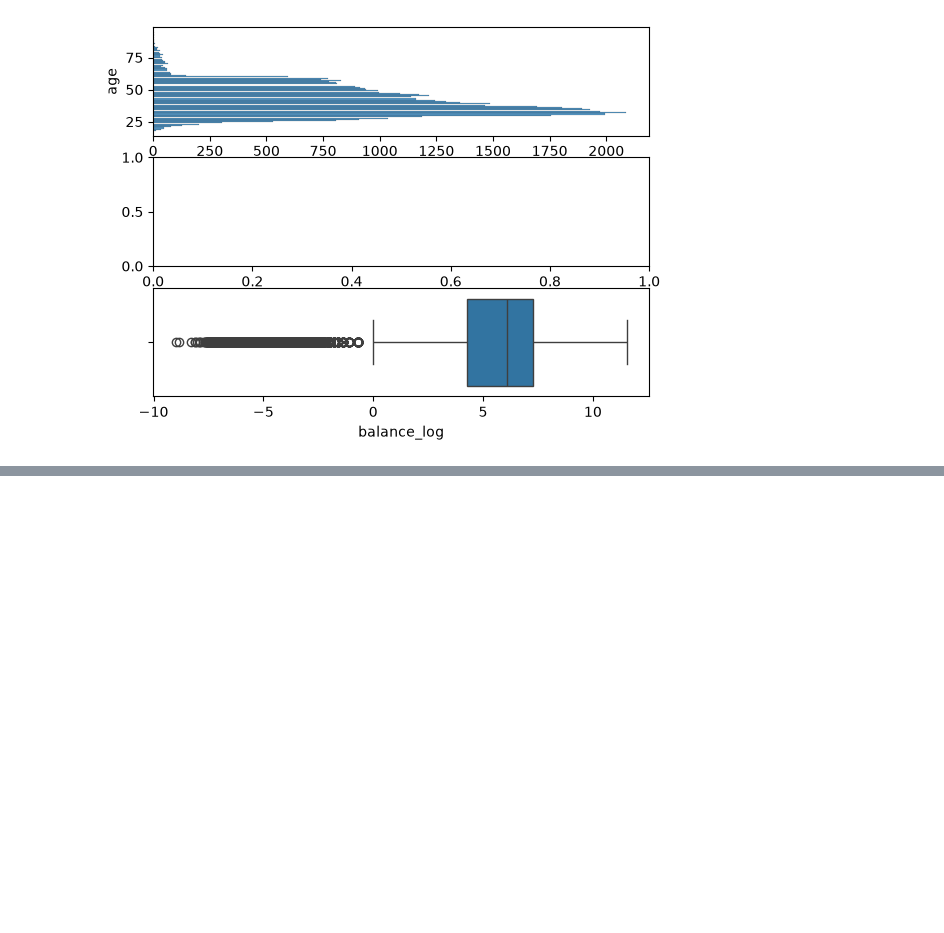
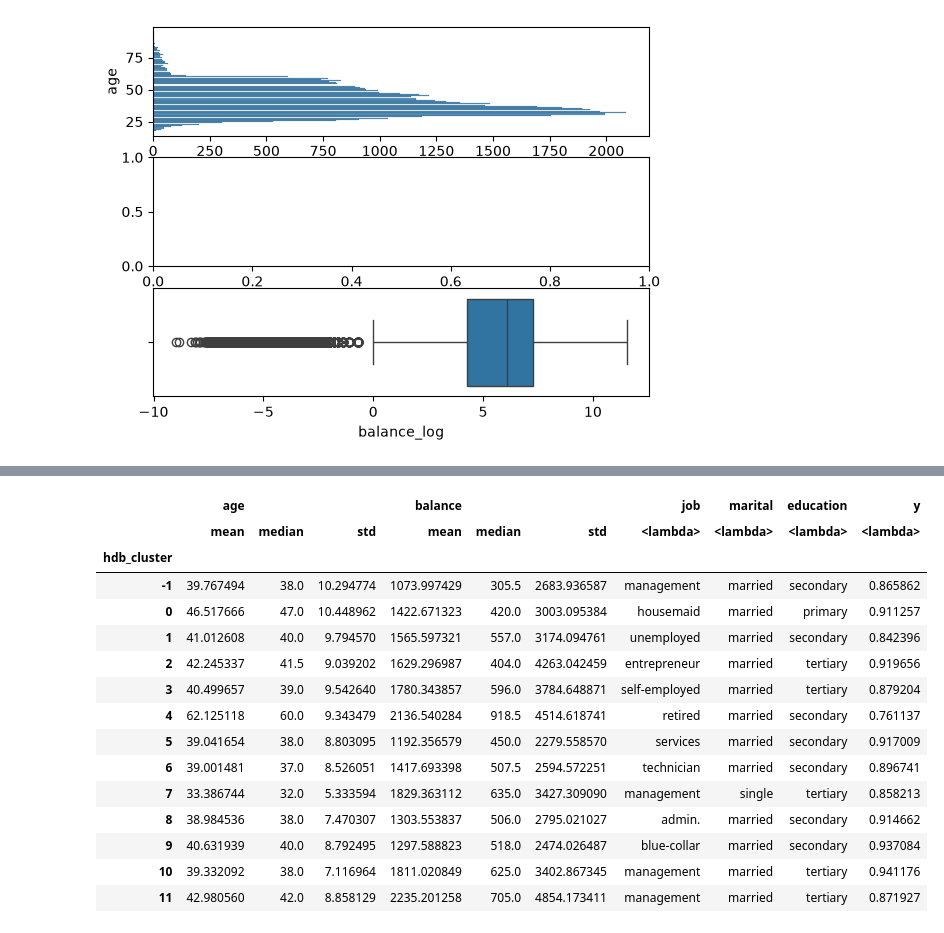
Before and after one commit to claireley/Final-Project, a Jupyter notebook: notebooks/Modeling-Bank.ipynb, the cells around one changed output, grey strips where cells are left out. Cells and saved outputs as stored; diff of their text form; code cells hidden in the pictures; blank space fills up the shorter version.

```diff
--- a/notebooks/Modeling-Bank.ipynb
+++ b/notebooks/Modeling-Bank.ipynb
@@ -305,0 +454,26 @@ data.groupby("hdb_cluster")[["housing", "loan", "default"]].mean()
+# %%
+bf.groupby('hdb_cluster').agg({
+    'age': ['mean', 'median', 'std'],
+    'balance': ['mean', 'median', 'std'],
+    'job': lambda x: x.value_counts().index[0],
+    'marital': lambda x: x.value_counts().index[0],
+    'education': lambda x: x.value_counts().index[0],
+    'y': lambda x: x.value_counts(normalize=True).iloc[0]
+})
+# %% [output]
+|  | age |  |  | balance |  |  | job | marital | education | y |
+|  | mean | median | std | mean | median | std | <lambda> | <lambda> | <lambda> | <lambda> |
+| hdb_cluster |  |  |  |  |  |  |  |  |  |  |
+| -1 | 39.767494 | 38.0 | 10.294774 | 1073.997429 | 305.5 | 2683.936587 | management | married | secondary | 0.865862 |
+| 0 | 46.517666 | 47.0 | 10.448962 | 1422.671323 | 420.0 | 3003.095384 | housemaid | married | primary | 0.911257 |
+| 1 | 41.012608 | 40.0 | 9.794570 | 1565.597321 | 557.0 | 3174.094761 | unemployed | married | secondary | 0.842396 |
+| 2 | 42.245337 | 41.5 | 9.039202 | 1629.296987 | 404.0 | 4263.042459 | entrepreneur | married | tertiary | 0.919656 |
+| 3 | 40.499657 | 39.0 | 9.542640 | 1780.343857 | 596.0 | 3784.648871 | self-employed | married | tertiary | 0.879204 |
+| 4 | 62.125118 | 60.0 | 9.343479 | 2136.540284 | 918.5 | 4514.618741 | retired | married | secondary | 0.761137 |
+| 5 | 39.041654 | 38.0 | 8.803095 | 1192.356579 | 450.0 | 2279.558570 | services | married | secondary | 0.917009 |
+| 6 | 39.001481 | 37.0 | 8.526051 | 1417.693398 | 507.5 | 2594.572251 | technician | married | secondary | 0.896741 |
+| 7 | 33.386744 | 32.0 | 5.333594 | 1829.363112 | 635.0 | 3427.309090 | management | single | tertiary | 0.858213 |
+| 8 | 38.984536 | 38.0 | 7.470307 | 1303.553837 | 506.0 | 2795.021027 | admin. | married | secondary | 0.914662 |
+| 9 | 40.631939 | 40.0 | 8.792495 | 1297.588823 | 518.0 | 2474.026487 | blue-collar | married | secondary | 0.937084 |
+| 10 | 39.332092 | 38.0 | 7.116964 | 1811.020849 | 625.0 | 3402.867345 | management | married | tertiary | 0.941176 |
+| 11 | 42.980560 | 42.0 | 8.858129 | 2235.201258 | 705.0 | 4854.173411 | management | married | tertiary | 0.871927 |
```
Also changed, not shown: parts of 38 cells of this notebook, 13 other files.
